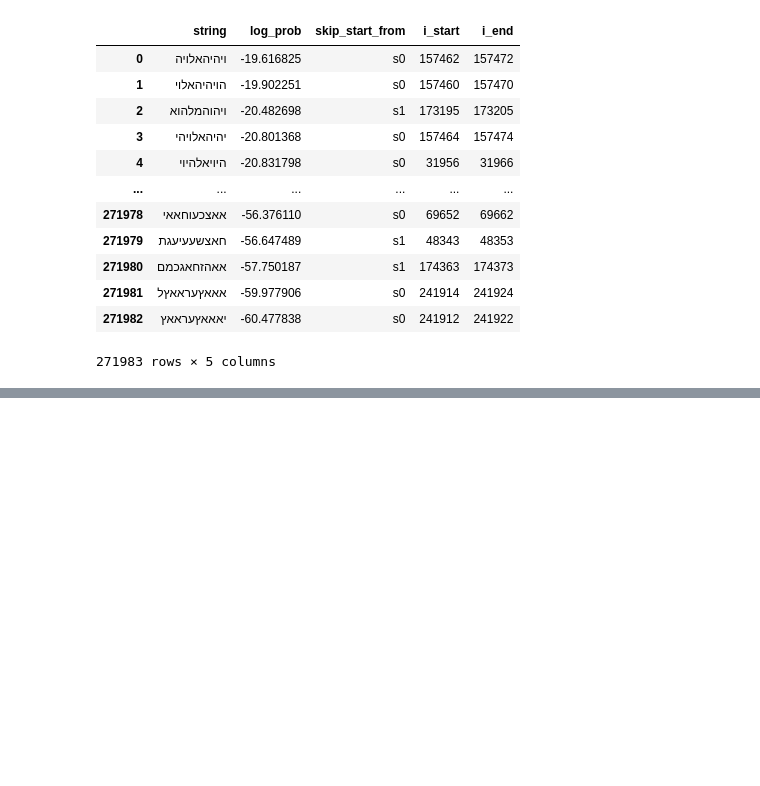
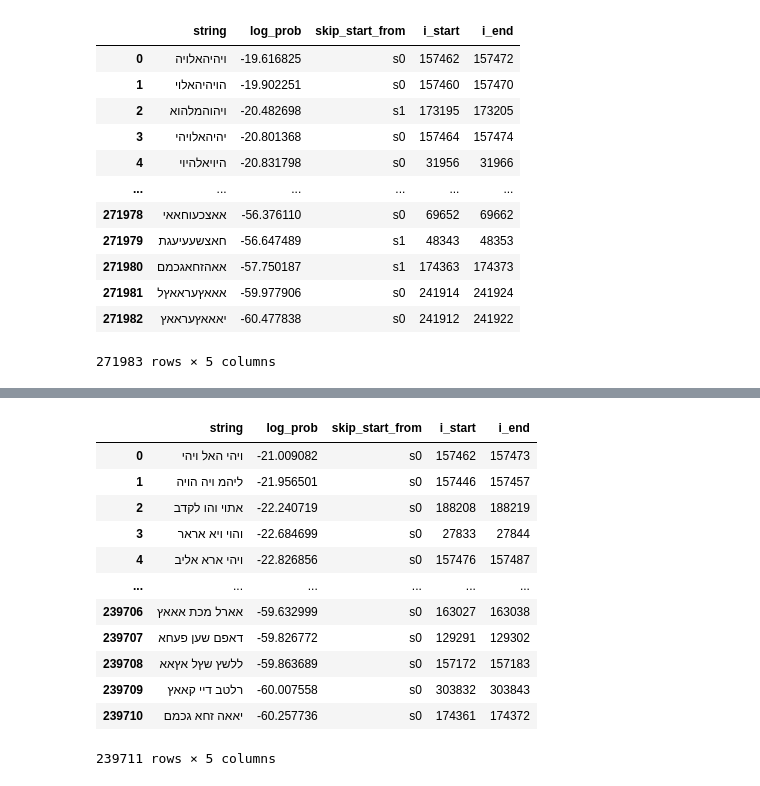
Before and after one commit to mannmoshe/text-recognition, a Jupyter notebook: text_recognition.ipynb, the cells around one changed output, grey strips where cells are left out. Cells and saved outputs as stored; diff of their text form; code cells hidden in the pictures; blank space fills up the shorter version.

```diff
--- a/text_recognition.ipynb
+++ b/text_recognition.ipynb
@@ -470,3 +470,14 @@ files.download('df_10.csv')
 # %% [output]
 [interactive output not drawn]
 [interactive output not drawn]
+# %%
+seq_probs_4_3_4 = {}
+
+for i in range(len(torah_skips_2_s0) - 11):
+  seq = torah_skips_2_s0[i:i + 4] + ' ' + torah_skips_2_s0[i + 4:i + 7] + ' ' + torah_skips_2_s0[i + 7:i + 11]
+  if get_sequence_prob(seq) != float('-inf'):
+    seq_probs_4_3_4[seq] = [get_sequence_prob(seq), 'torah_skips_2_s0', i*2, i*2+11]
+
+seq_probs_4_3_4 = dict(sorted(seq_probs_4_3_4.items(), key=lambda item: item[1], reverse=True))
+print(len(seq_probs_4_3_4))
+#seq_probs_4_3_4
@@ -472,0 +486,9 @@ files.download('df_10.csv')
+# %%
+for i in range(len(torah_skips_2_s1) - 11):
+  seq = torah_skips_2_s1[i:i + 4] + ' ' + torah_skips_2_s1[i + 4:i + 7] + ' ' + torah_skips_2_s1[i + 7:i + 11]
+  if get_sequence_prob(seq) != float('-inf'):
+    seq_probs_4_3_4[seq] = [get_sequence_prob(seq), 'torah_skips_2_s0', i*2+1, i*2+12]
+
+seq_probs_4_3_4 = dict(sorted(seq_probs_4_3_4.items(), key=lambda item: item[1], reverse=True))
+print(len(seq_probs_4_3_4))
+seq_probs_4_3_4
@@ -472,0 +514,20 @@ files.download('df_10.csv')
+# %%
+df_4_3_4 = pd.DataFrame.from_dict(seq_probs_4_3_4, orient='index').reset_index()
+# %%
+df_4_3_4.columns = ['string', 'log_prob', 'skip_start_from', 'i_start', 'i_end']
+df_4_3_4['skip_start_from'] = df_4_3_4['skip_start_from'].map({'torah_skips_2_s0': 's0', 'torah_skips_2_s1': 's1'})
+df_4_3_4
+# %% [output]
+|  | string | log_prob | skip_start_from | i_start | i_end |
+| 0 | ויהי האל ויהי | -21.009082 | s0 | 157462 | 157473 |
+| 1 | ליהמ ויה הויה | -21.956501 | s0 | 157446 | 157457 |
+| 2 | אתוי והו לקדב | -22.240719 | s0 | 188208 | 188219 |
+| 3 | והוי ויא אראר | -22.684699 | s0 | 27833 | 27844 |
+| 4 | ויהי ארא אליב | -22.826856 | s0 | 157476 | 157487 |
+| ... | ... | ... | ... | ... | ... |
+| 239706 | אארל מכת אאאץ | -59.632999 | s0 | 163027 | 163038 |
+| 239707 | דאפם שען פעחא | -59.826772 | s0 | 129291 | 129302 |
+| 239708 | ללשץ שץל אץאא | -59.863689 | s0 | 157172 | 157183 |
+| 239709 | רלטב דיי קאאץ | -60.007558 | s0 | 303832 | 303843 |
+| 239710 | יאאה זחא גכמם | -60.257736 | s0 | 174361 | 174372 |
+239711 rows × 5 columns
```
Also changed, not shown: parts of 3 cells of this notebook.
